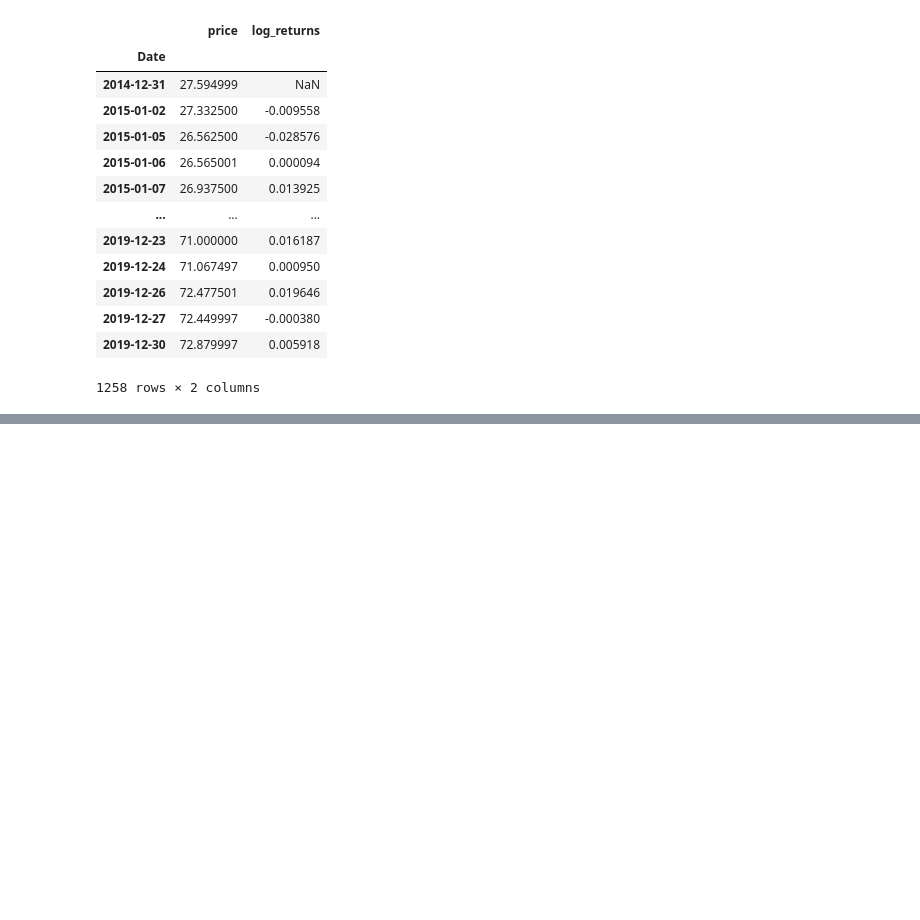
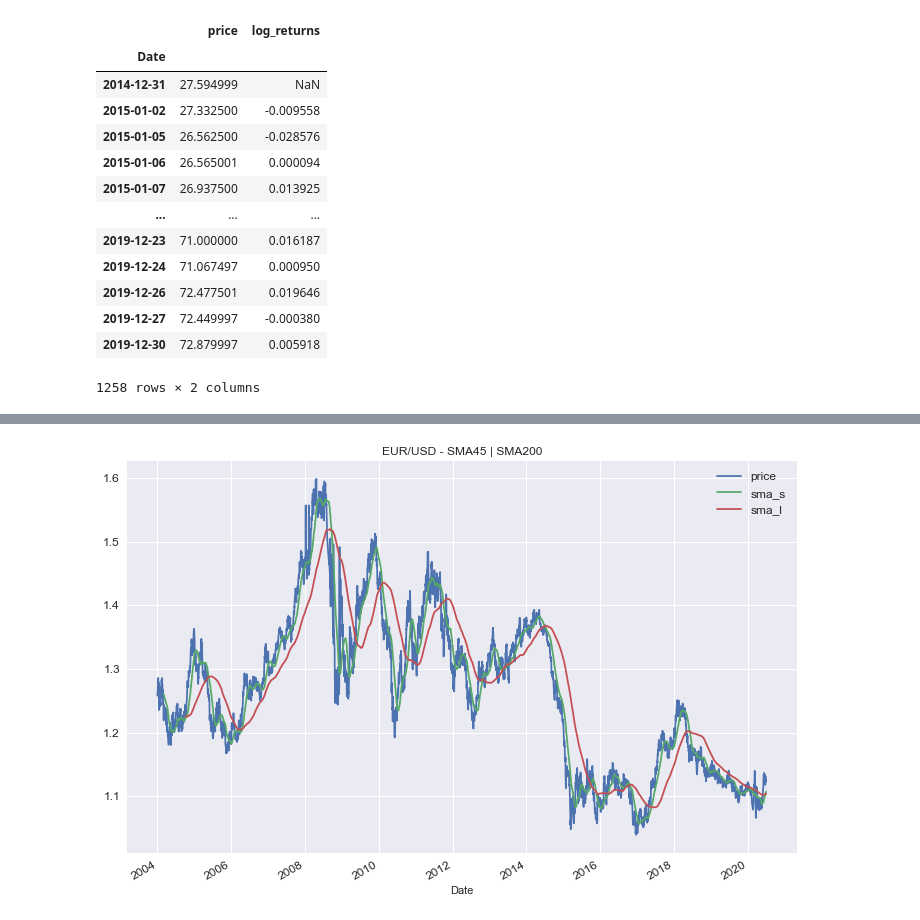
Before and after one commit to amarendra-singh/FinancePython, a Jupyter notebook: yFinance.ipynb, the cells around one changed output, grey strips where cells are left out. Saved outputs shown, nothing was run; the diff lists cells and outputs as text; code cells hidden in the pictures; blank space fills up the shorter version.

```diff
--- a/yFinance.ipynb
+++ b/yFinance.ipynb
@@ -643,0 +631,4 @@ stock.log_returns()
+# %%
+plt.style.use("seaborn")
+# %%
+data = pd.read_csv("eurusd.csv", parse_dates= ['Date'], index_col = "Date")
@@ -643,0 +652,3 @@ stock.log_returns()
+# %%
+sma_s = 45
+sma_l = 200
@@ -643,0 +659,3 @@ stock.log_returns()
+# %%
+data["sma_s"] = data.price.rolling(sma_s).mean()
+data["sma_l"] = data.price.rolling(sma_l).mean()
@@ -643,0 +679,6 @@ stock.log_returns()
+# %%
+data.plot(figsize=(12,8), title = "EUR/USD - SMA{} | SMA{}".format(sma_s,sma_l), fontsize=12)
+plt.legend(fontsize =12)
+plt.show()
+# %% [output]
+[figure, added]
```
Also changed, not shown: parts of 14 cells of this notebook, 2 other files.
